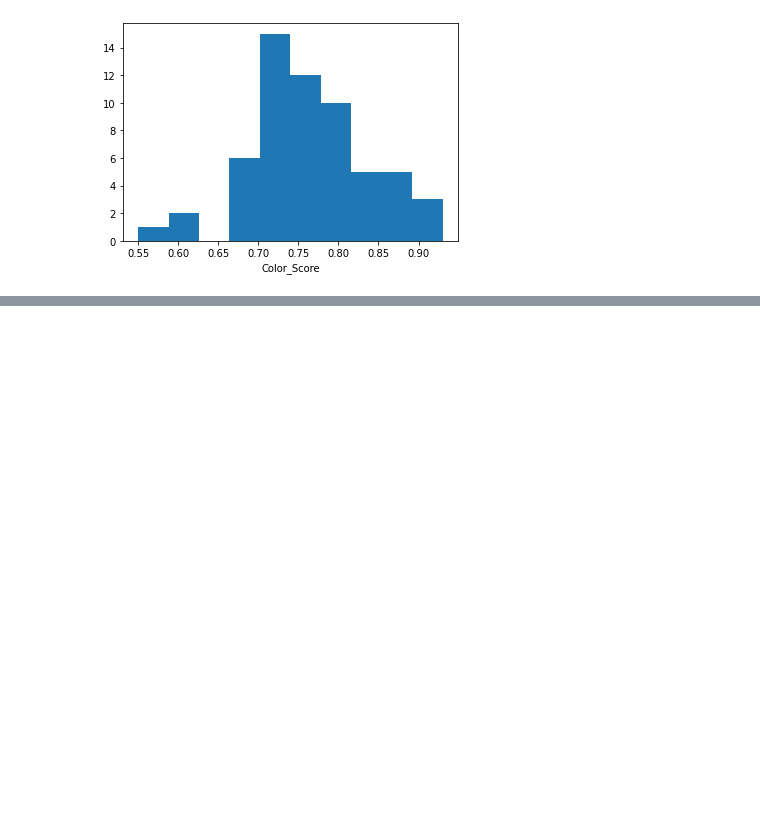
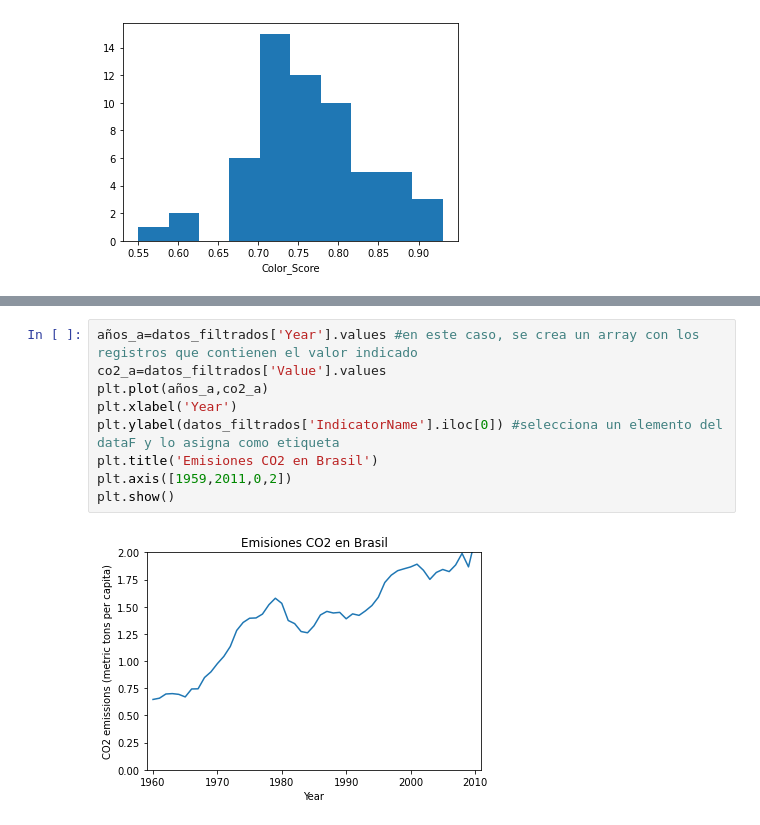
Before and after one commit to dgatti/PortfolioBigData, a Jupyter notebook: PrimerosPasosPython.ipynb, the cells around one changed output, grey strips where cells are left out. Drawn from its saved outputs; the diff is of its cells as text; blank space fills up the shorter version.

```diff
--- a/PrimerosPasosPython.ipynb
+++ b/PrimerosPasosPython.ipynb
@@ -39,0 +93,11 @@ plt.show()
+# %%
+años_a=datos_filtrados['Year'].values #en este caso, se crea un array con los registros que contienen el valor indicado
+co2_a=datos_filtrados['Value'].values
+plt.plot(años_a,co2_a)
+plt.xlabel('Year')
+plt.ylabel(datos_filtrados['IndicatorName'].iloc[0]) #selecciona un elemento del dataF y lo asigna como etiqueta
+plt.title('Emisiones CO2 en Brasil')
+plt.axis([1959,2011,0,2])
+plt.show()
+# %% [output]
+[figure, added]
```
Also changed, not shown: parts of 12 cells of this notebook.
